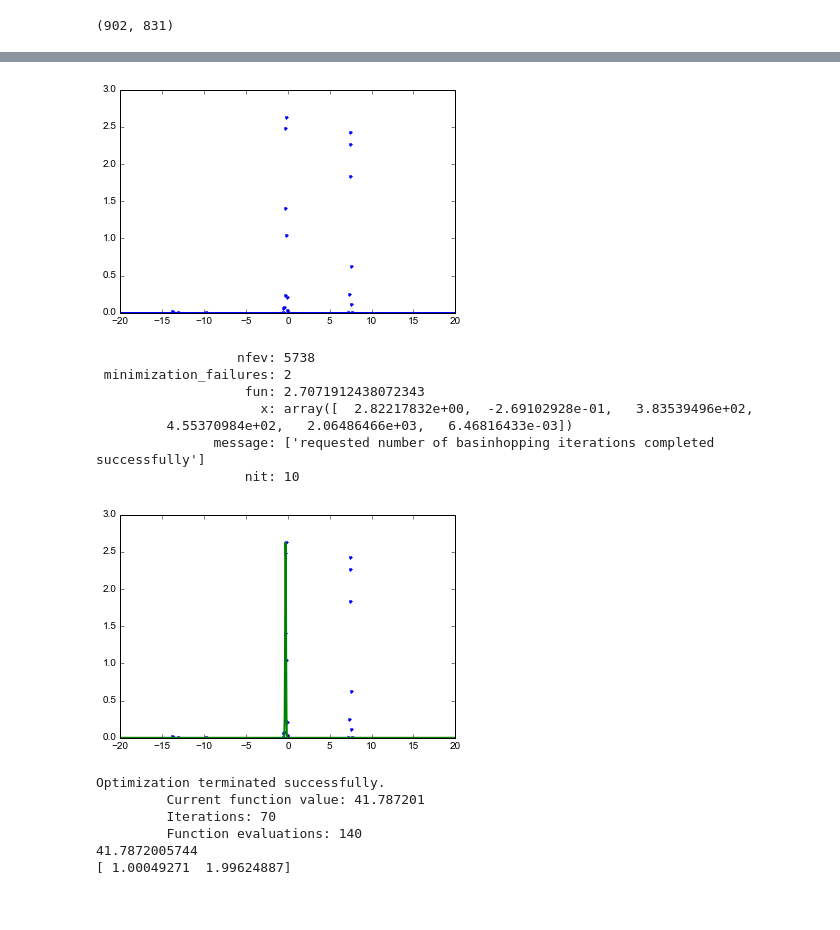
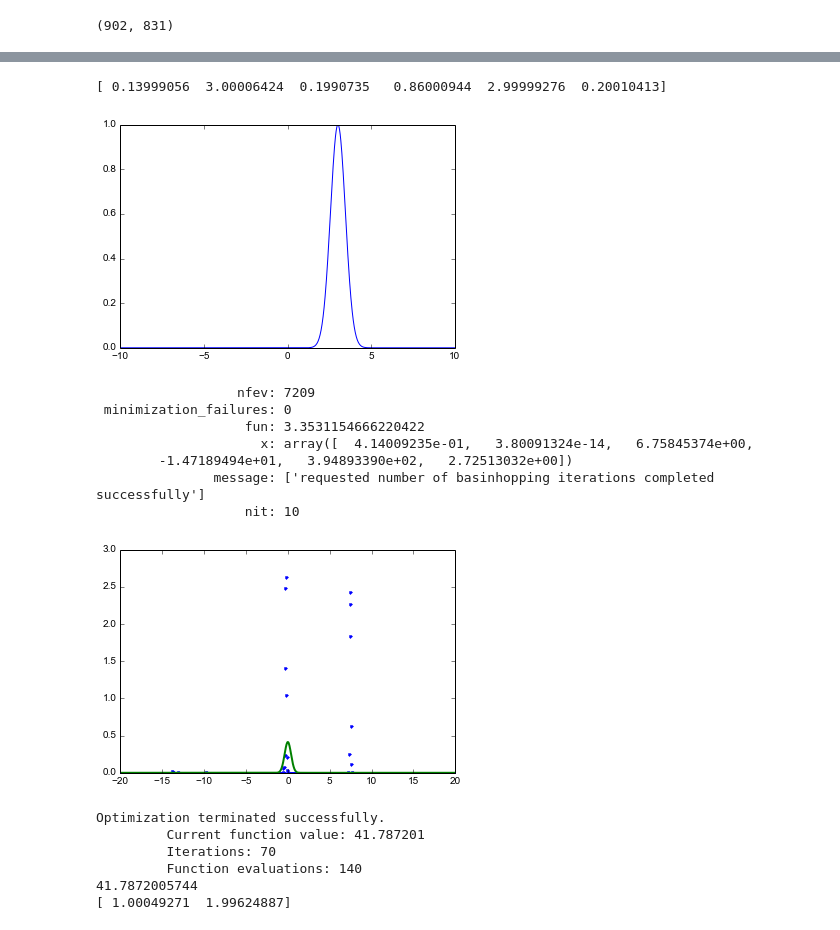
Before and after one commit to finnhacks42/code, a Jupyter notebook: Ship lines.ipynb, the cells around one changed output, grey strips where cells are left out. Saved outputs shown, nothing was run; the diff lists cells and outputs as text; code cells hidden in the pictures.

```diff
--- a/Ship lines.ipynb
+++ b/Ship lines.ipynb
@@ -28,7 +28,9 @@ slice_width = gray_ship.shape[1]/nslice
 
 slice1 = gray_ship[:,100:100+slice_width]
 slice1_sum = sum(slice1,axis=1)
-print len(slice1_sum)
-plot(range(len(slice1_sum)),slice1_sum)
+
+y = max(slice1_sum) - slice1_sum
+x = np.linspace(-20, 20, len(y))
+plot(x,y)
 show()
 # %% [output]
@@ -37,13 +38,12 @@ show()
-# %%
-def guass(a,u,b,x):
-    return a*exp(-pow(x-u,2)/2*b)
-
-#e^(-1/2*(u - x)^2/b)/(a*e^(-1/2*(u - x)^2/b) - y)
-#1/2*a*(u - x)^2*e^(-1/2*(u - x)^2/b)/((a*e^(-1/2*(u - x)^2/b) - y)*b^2)
-#-a*(u - x)*e^(-1/2*(u - x)^2/b)/((a*e^(-1/2*(u - x)^2/b) - y)*b)
-
-def f(w):
-    return gauss(w[0],w[1],w[2],x)+guass(w[3],w[4],w[5],x)
-
-def f2(w):
-    return w[0]*snorm.pdf((x+w[1])/w[2])+w[3]*snorm.pdf((x+w[4])/w[5])
+# %%
+def gaussian(a,u,b,x):
+    return a*exp(-pow(x-u,2)/(2*b))
+
+def f(w,x):
+    return gaussian(w[0],w[1],w[2],x)+gaussian(w[3],w[4],w[5],x)
+plot(x,pcov)
+show()
+x = linspace(-10,10,1000)
+y = gaussian(2,-4,.1,x)+gaussian(1,3,.2,x)
+plot(x,y)
+show()
@@ -50,3 +52,18 @@ def f2(w):
+# %%
+import numpy as np
+from scipy.optimize import curve_fit
+def func(x,a1,u1,b1,a2,u2,b2):
+    return gaussian(a1,u1,b1,x)+gaussian(a2,u2,b2,x)
+
+popt, pcov = curve_fit(func, x, y)
+print popt
+yfit = func(x,*popt)
+plot(x,yfit)
+show()
+# fit only one of the two curves ...
+# %% [output]
+[ 0.13999056  3.00006424  0.1990735   0.86000944  2.99999276  0.20010413]
+[figure, added]
 # %%
 from scipy.optimize import minimize,basinhopping
 from scipy.stats import norm as snorm
@@ -57,45 +74,52 @@ from scipy.stats import norm as snorm
 
 y = max(slice1_sum) - slice1_sum
 x = np.linspace(-20, 20, len(y))
-plot(x,y,".")
-show()
+
+# do I need to somehow standardize steps in parameters...?
+def mybounds(**kwargs):
+    x = kwargs["x_new"]
+    c1 = x[0] > 1 and x[0] < 5 and x[3] > 1 and x[3] < 5
+    c2 = x[1] > -20 and x[1] < 20 and x[4] > -20 and x[4] < 20
+    c3 = x[2] > 0.01 and x[2] < 2 and x[5] > 0.01 and x[5] < 2
+    return bool(c1 and c2 and c3)
 
 def custmin(fun, x0, args=(), maxiter=10, callback=None, **options):
     minimizer_kwargs = {"method": "Nelder-Mead"}
-    return basinhopping(fun, x0, minimizer_kwargs=minimizer_kwargs,niter=maxiter)
+    return basinhopping(fun, x0, accept_test = mybounds,minimizer_kwargs=minimizer_kwargs,niter=maxiter)
 
 def guass(a,u,b,x):
     return a*exp(-pow(x-u,2)/2*b)
 
 def f(w):
     return guass(w[0],w[1],w[2],x)+guass(w[3],w[4],w[5],x)
 
 #def f(w):
 #    return w[0]*snorm.pdf((x+w[1])/w[2])+w[3]*snorm.pdf((x+w[4])/w[5])
 
 
 
 # fit two gaussians
 def J(w):
     fv = f(w) - y
     return log(sum(pow(fv,2)))
+
+#amplitude,mean,std
 w0 = [1,mean(x),.1,1,max(x),.1]
 res = minimize(J,w0,method=custmin)
 print res
 y_fit = f(res.x)
 plot(x,y,'.')
 plot(x,y_fit,lw=2)
 show()
 # %% [output]
+                  nfev: 7209
+ minimization_failures: 0
+                   fun: 3.3531154666220422
+                     x: array([  4.14009235e-01,   3.80091324e-14,   6.75845374e+00,
+        -1.47189494e+01,   3.94893390e+02,   2.72513032e+00])
+               message: ['requested number of basinhopping iterations completed successfully']
+                   nit: 10
-[figure, old version]
+[figure, new version]
-                  nfev: 5738
- minimization_failures: 2
-                   fun: 2.7071912438072343
-                     x: array([  2.82217832e+00,  -2.69102928e-01,   3.83539496e+02,
-         4.55370984e+02,   2.06486466e+03,   6.46816433e-03])
-               message: ['requested number of basinhopping iterations completed successfully']
-                   nit: 10
-[figure, removed]
 # %%
 from scipy.optimize import minimize
 x = linspace(-5,5,1000)
```
Also changed, not shown: parts of 8 cells of this notebook, 18 other files.
